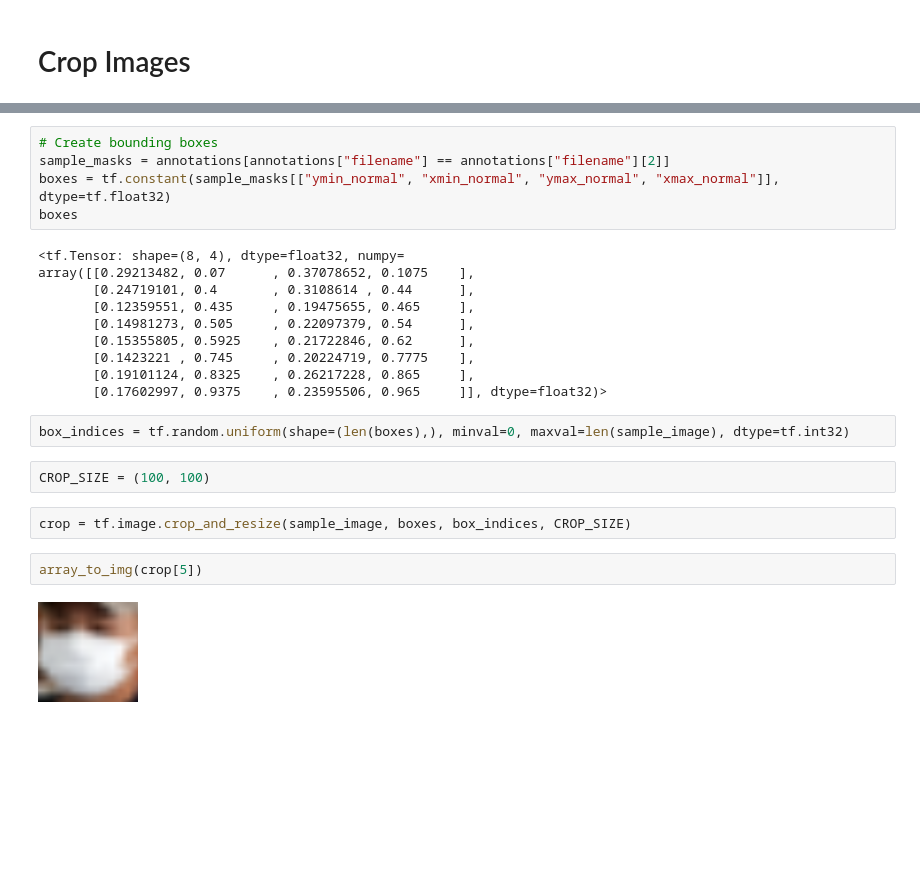
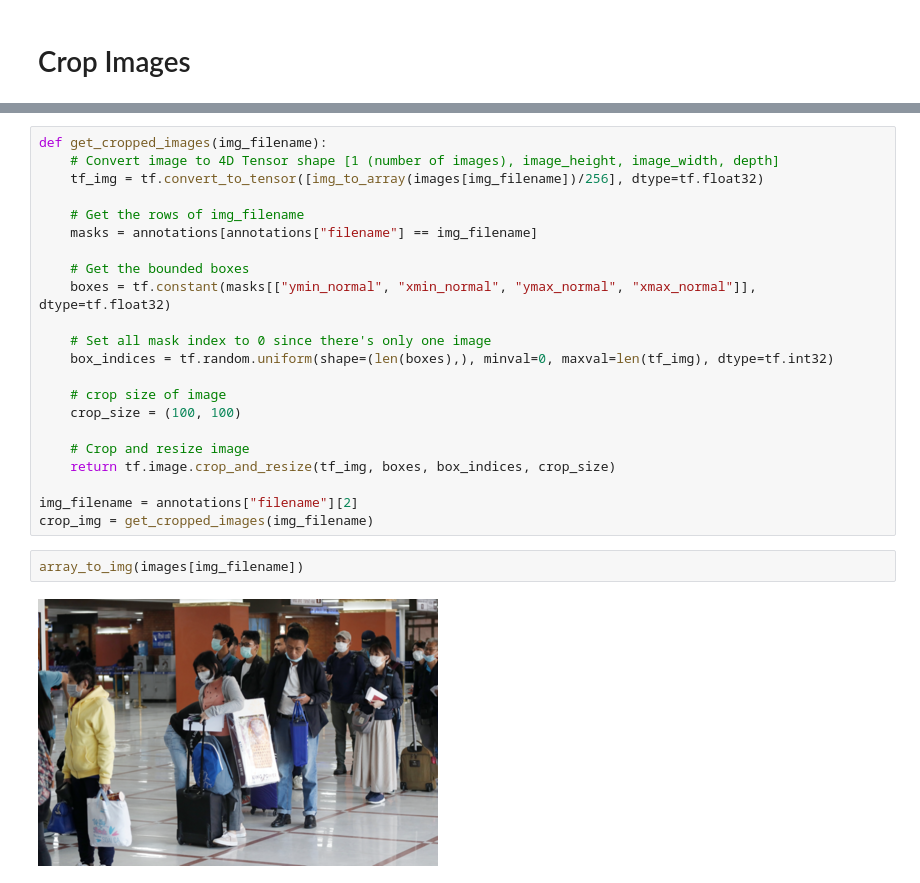
Before and after one commit to sysung/w207-final-project, a Jupyter notebook: main.ipynb, the cells around one changed output, grey strips where cells are left out. Drawn from its saved outputs; the diff is of its cells as text; blank space fills up the shorter version.

```diff
--- a/main.ipynb
+++ b/main.ipynb
@@ -201,25 +191,26 @@ sample_image = tf.convert_to_tensor([img_to_array(images[annotations["filename"]
-# %%
-# Create bounding boxes
-sample_masks = annotations[annotations["filename"] == annotations["filename"][2]]
-boxes = tf.constant(sample_masks[["ymin_normal", "xmin_normal", "ymax_normal", "xmax_normal"]], dtype=tf.float32)
-boxes
-# %% [output]
-<tf.Tensor: shape=(8, 4), dtype=float32, numpy=
-array([[0.29213482, 0.07      , 0.37078652, 0.1075    ],
-       [0.24719101, 0.4       , 0.3108614 , 0.44      ],
-       [0.12359551, 0.435     , 0.19475655, 0.465     ],
-       [0.14981273, 0.505     , 0.22097379, 0.54      ],
-       [0.15355805, 0.5925    , 0.21722846, 0.62      ],
-       [0.1423221 , 0.745     , 0.20224719, 0.7775    ],
-       [0.19101124, 0.8325    , 0.26217228, 0.865     ],
-       [0.17602997, 0.9375    , 0.23595506, 0.965     ]], dtype=float32)>
-# %%
-box_indices = tf.random.uniform(shape=(len(boxes),), minval=0, maxval=len(sample_image), dtype=tf.int32)
-# %%
-CROP_SIZE = (100, 100)
-# %%
-crop = tf.image.crop_and_resize(sample_image, boxes, box_indices, CROP_SIZE)
-# %%
-array_to_img(crop[5])
-# %% [output]
-[figure, removed]
+# %%
+def get_cropped_images(img_filename):
+    # Convert image to 4D Tensor shape [1 (number of images), image_height, image_width, depth]
+    tf_img = tf.convert_to_tensor([img_to_array(images[img_filename])/256], dtype=tf.float32)
+
+    # Get the rows of img_filename
+    masks = annotations[annotations["filename"] == img_filename]
+
+    # Get the bounded boxes
+    boxes = tf.constant(masks[["ymin_normal", "xmin_normal", "ymax_normal", "xmax_normal"]], dtype=tf.float32)
+
+    # Set all mask index to 0 since there's only one image
+    box_indices = tf.random.uniform(shape=(len(boxes),), minval=0, maxval=len(tf_img), dtype=tf.int32)
+
+    # crop size of image
+    crop_size = (100, 100)
+
+    # Crop and resize image
+    return tf.image.crop_and_resize(tf_img, boxes, box_indices, crop_size)
+
+img_filename = annotations["filename"][2]
+crop_img = get_cropped_images(img_filename)
+# %%
+array_to_img(images[img_filename])
+# %% [output]
+[figure, added]
```
Also changed, not shown: parts of 2 cells of this notebook.
